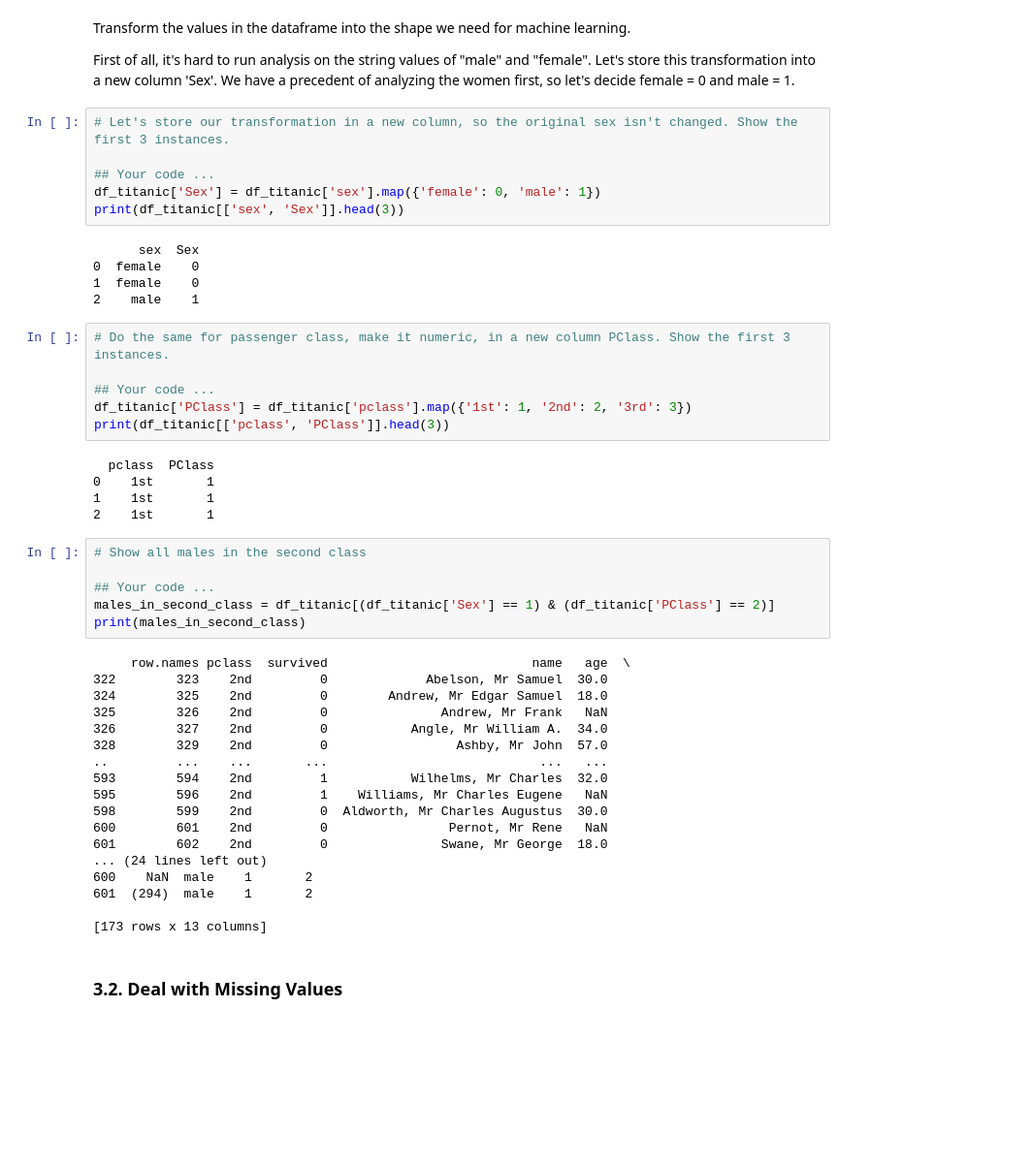
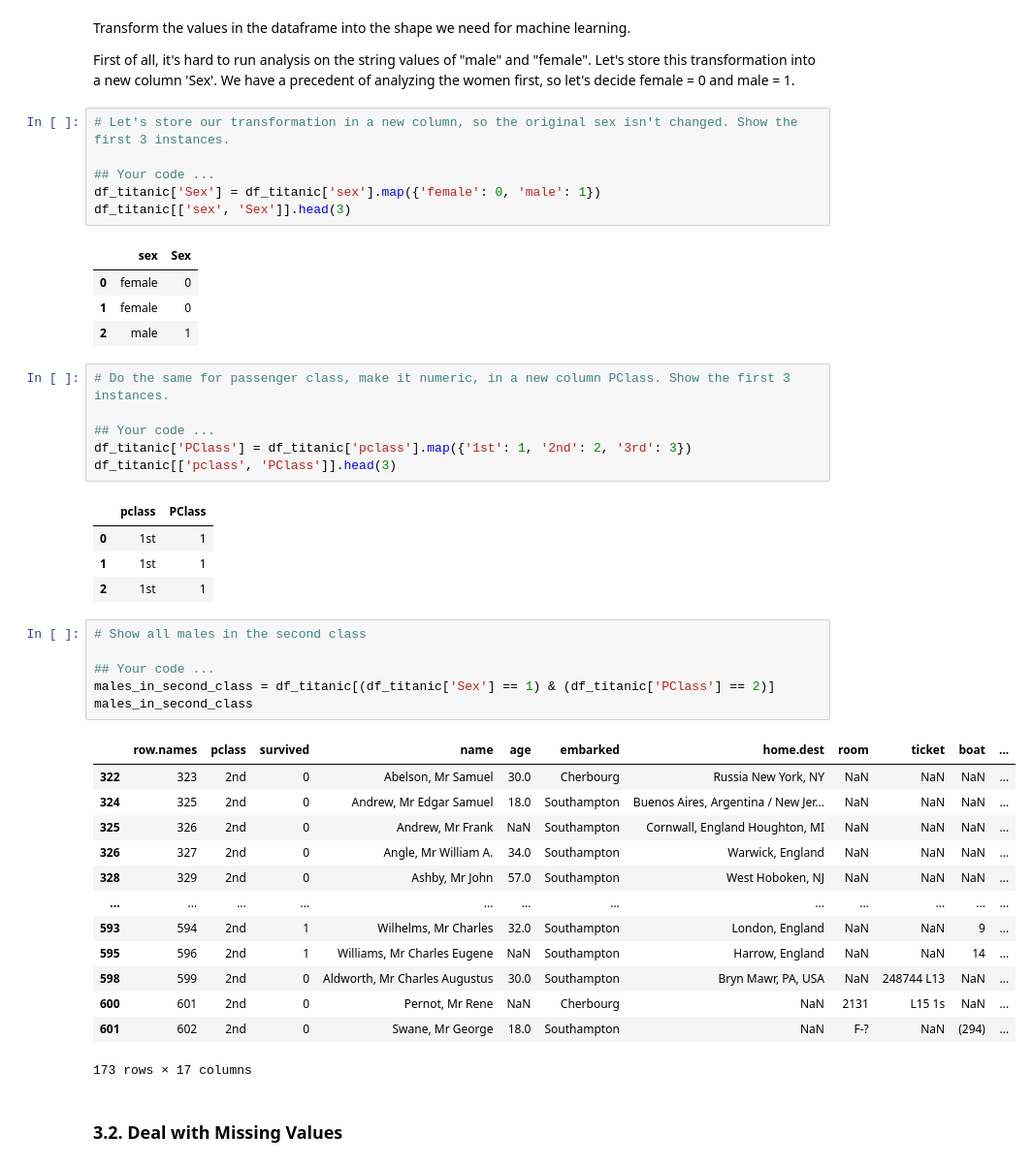
Before and after one commit to MaximilianSajonz/DAMI-Python-Assignments, a Jupyter notebook: Titanic_Problem/who survived the titanic.ipynb, the cells around one changed output. Shown: that part at 97% size. Drawn from its saved outputs; the diff is of its cells as text; blank space fills up the shorter version.

```diff
--- a/Titanic_Problem/who survived the titanic.ipynb
+++ b/Titanic_Problem/who survived the titanic.ipynb
@@ -196,47 +190,43 @@ Let's store this transformation into a new column 'Sex'. We have a precedent of
 
 ## Your code ...
 df_titanic['Sex'] = df_titanic['sex'].map({'female': 0, 'male': 1})
-print(df_titanic[['sex', 'Sex']].head(3))
+df_titanic[['sex', 'Sex']].head(3)
 # %% [output]
-      sex  Sex
-0  female    0
-1  female    0
-2    male    1
+|  | sex | Sex |
+| 0 | female | 0 |
+| 1 | female | 0 |
+| 2 | male | 1 |
 # %%
 # Do the same for passenger class, make it numeric, in a new column PClass. Show the first 3 instances.
 
 ## Your code ...
 df_titanic['PClass'] = df_titanic['pclass'].map({'1st': 1, '2nd': 2, '3rd': 3})
-print(df_titanic[['pclass', 'PClass']].head(3))
+df_titanic[['pclass', 'PClass']].head(3)
 # %% [output]
-  pclass  PClass
-0    1st       1
-1    1st       1
-2    1st       1
+|  | pclass | PClass |
+| 0 | 1st | 1 |
+| 1 | 1st | 1 |
+| 2 | 1st | 1 |
 # %%
 # Show all males in the second class
 
 ## Your code ...
 males_in_second_class = df_titanic[(df_titanic['Sex'] == 1) & (df_titanic['PClass'] == 2)]
-print(males_in_second_class)
+males_in_second_class
 # %% [output]
+|  | row.names | pclass | survived | name | age | embarked | home.dest | room | ticket | boat | ... |
+| 322 | 323 | 2nd | 0 | Abelson, Mr Samuel | 30.0 | Cherbourg | Russia New York, NY | NaN | NaN | NaN | ... |
+| 324 | 325 | 2nd | 0 | Andrew, Mr Edgar Samuel | 18.0 | Southampton | Buenos Aires, Argentina / New Jer... | NaN | NaN | NaN | ... |
+| 325 | 326 | 2nd | 0 | Andrew, Mr Frank | NaN | Southampton | Cornwall, England Houghton, MI | NaN | NaN | NaN | ... |
+| 326 | 327 | 2nd | 0 | Angle, Mr William A. | 34.0 | Southampton | Warwick, England | NaN | NaN | NaN | ... |
+| 328 | 329 | 2nd | 0 | Ashby, Mr John | 57.0 | Southampton | West Hoboken, NJ | NaN | NaN | NaN | ... |
+| ... | ... | ... | ... | ... | ... | ... | ... | ... | ... | ... | ... |
+| 593 | 594 | 2nd | 1 | Wilhelms, Mr Charles | 32.0 | Southampton | London, England | NaN | NaN | 9 | ... |
+| 595 | 596 | 2nd | 1 | Williams, Mr Charles Eugene | NaN | Southampton | Harrow, England | NaN | NaN | 14 | ... |
+| 598 | 599 | 2nd | 0 | Aldworth, Mr Charles Augustus | 30.0 | Southampton | Bryn Mawr, PA, USA | NaN | 248744 L13 | NaN | ... |
+| 600 | 601 | 2nd | 0 | Pernot, Mr Rene | NaN | Cherbourg | NaN | 2131 | L15 1s | NaN | ... |
+| 601 | 602 | 2nd | 0 | Swane, Mr George | 18.0 | Southampton | NaN | F-? | NaN | (294) | ... |
-     row.names pclass  survived                           name   age  \
-322        323    2nd         0             Abelson, Mr Samuel  30.0
-324        325    2nd         0        Andrew, Mr Edgar Samuel  18.0
-325        326    2nd         0               Andrew, Mr Frank   NaN
-326        327    2nd         0           Angle, Mr William A.  34.0
-328        329    2nd         0                 Ashby, Mr John  57.0
-..         ...    ...       ...                            ...   ...
-593        594    2nd         1           Wilhelms, Mr Charles  32.0
-595        596    2nd         1    Williams, Mr Charles Eugene   NaN
-598        599    2nd         0  Aldworth, Mr Charles Augustus  30.0
-600        601    2nd         0                Pernot, Mr Rene   NaN
-601        602    2nd         0               Swane, Mr George  18.0
-... (24 lines left out)
-600    NaN  male    1       2
-601  (294)  male    1       2
-
-[173 rows x 13 columns]
+173 rows × 17 columns
 # %% [markdown]
 ### 3.2. Deal with Missing Values
 # %% [markdown]
```
Also changed, not shown: parts of 8 cells of this notebook, 8 other files.
